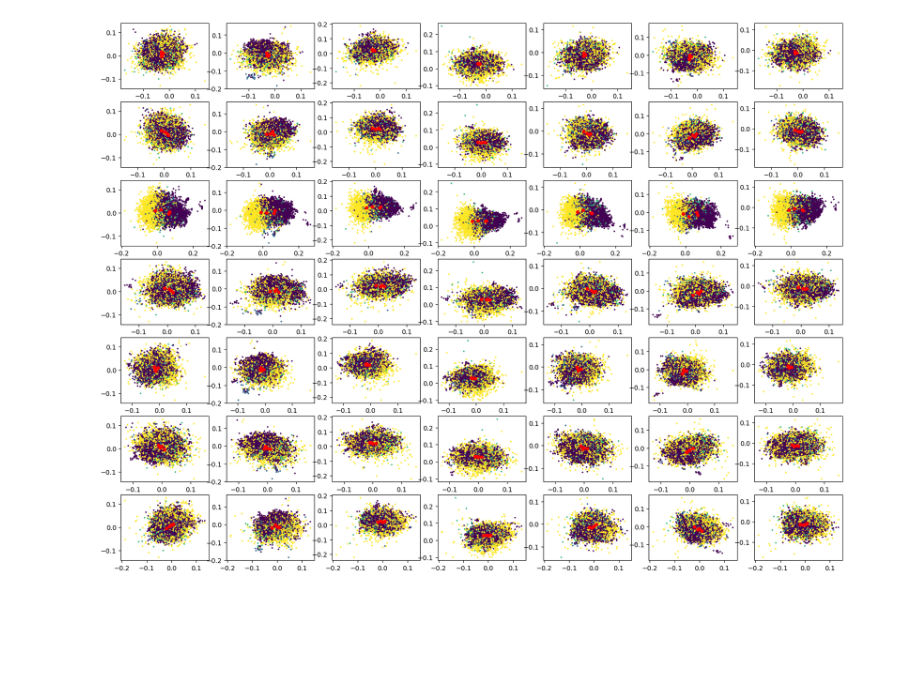
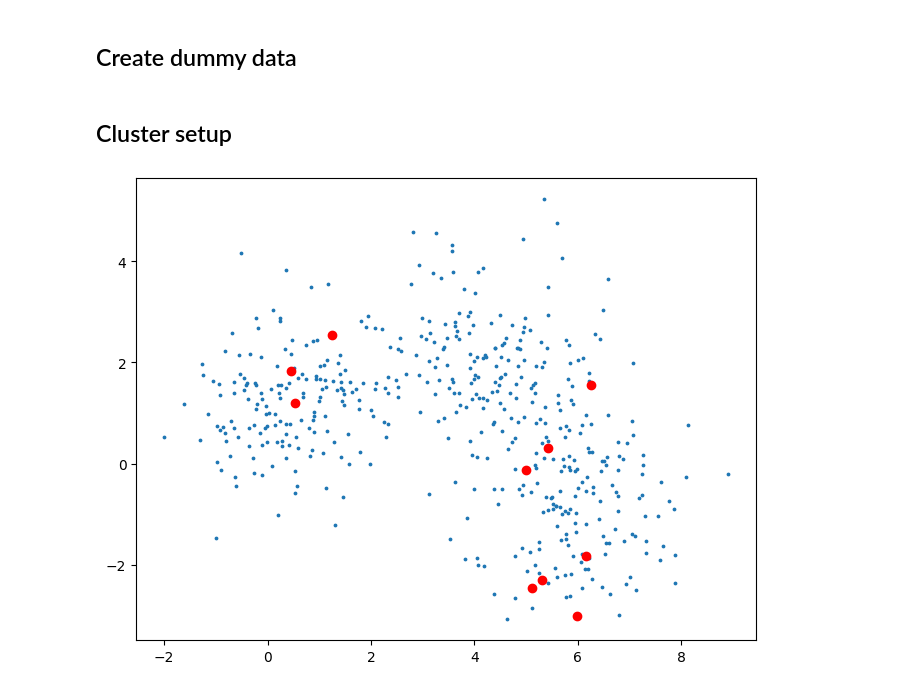
Before and after one commit to SColibri/Data-mining-TUM, a Jupyter notebook: Task_7/ClusteringExample.ipynb, the cells around one changed output. Cells and saved outputs as stored; diff of their text form; code cells hidden in the pictures; blank space fills up the shorter version.

Commit message:
clustering step 1

```diff
--- a/Task_7/ClusteringExample.ipynb
+++ b/Task_7/ClusteringExample.ipynb
@@ -104,18 +13,24 @@ plt.show()
-# %%
-# Plot classification
-f1 = 20
-f2 = 800
-
-fig = plt.figure(figsize=(20, 15))
-fig.tight_layout()
-
-plotNo = 7
-for i in range(0, plotNo):
-    for j in range(0, plotNo):
-        s1 = plt.subplot(plotNo, plotNo, i*plotNo + j + 1)
-        s1.scatter(X[:, f1 + i], X[:, f2 + j], c = classifications, s = 2)
-        s1.scatter(centroids[:, f1 + i], centroids[:,f2 + j], c = "r", s = 20)
-
-plt.show()
-# %% [output]
-[figure, removed]
+# %% [markdown]
+## Create dummy data
+# %%
+features = 10
+XVal, yVal = make_blobs(n_samples=500, centers=3, n_features=features, random_state=0)
+
+# Convert XVal to correct format needed in clustering.py
+X = np.empty((len(XVal), features), dtype=np.float16)
+for i in range(len(XVal)):
+    X[i,:] = XVal[i]
+# %% [markdown]
+## Cluster setup
+# %%
+# Using the implementation for the clustering algorithm in clustering.py
+cluster = clustering.Cluster()
+cluster.load(X)
+cluster.k = features
+cluster.set_metric(clustering.METRIC.COSINE)
+cluster.set_random_centroids()
+
+# we choose randomly two features (defined by the 'features' variable) and plot
+cluster.plot_datapoints(1,2)
+# %% [output]
+[figure, added]
```
Also changed, not shown: parts of 12 cells of this notebook, 2 other files.
